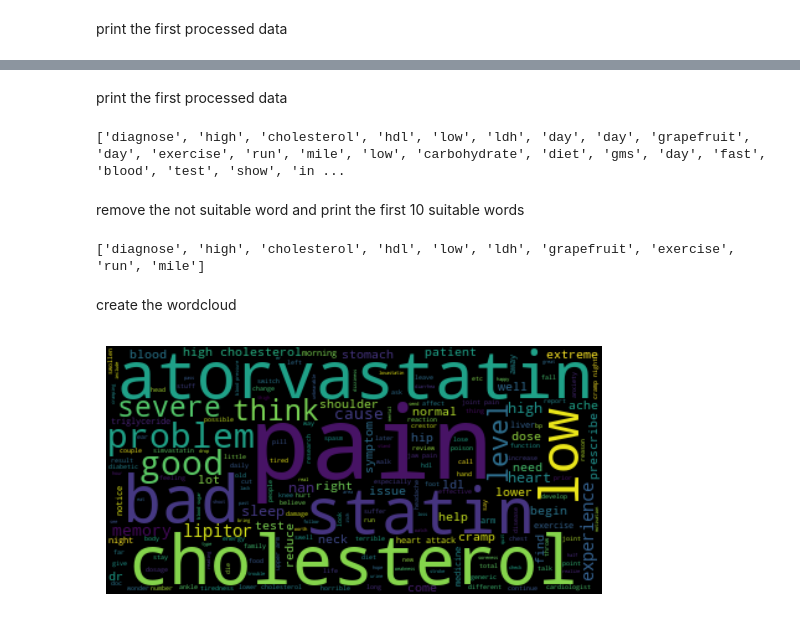
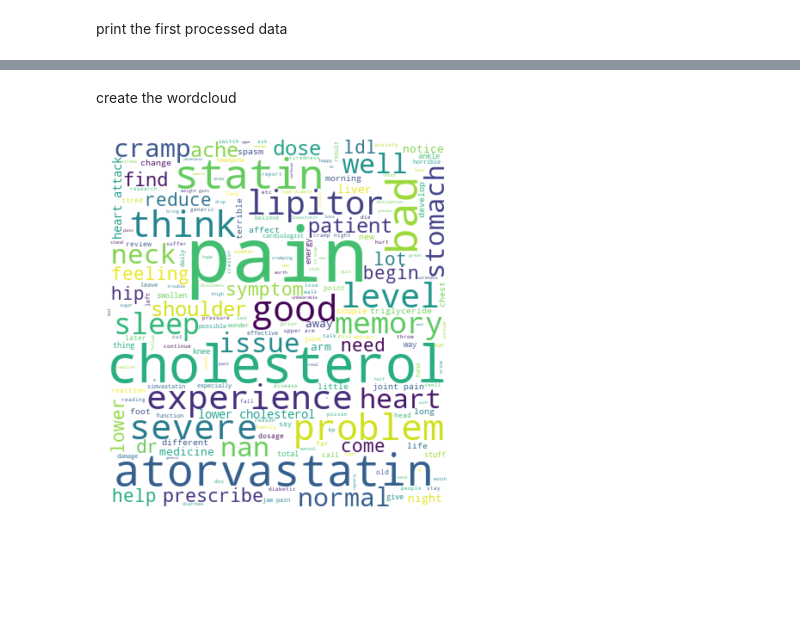
Before and after one commit to 1p9i/pv-nlp, a Jupyter notebook: research.ipynb, the cells around one changed output, grey strips where cells are left out. Cells and saved outputs as stored; diff of their text form; code cells hidden in the pictures; blank space fills up the shorter version.

```diff
--- a/research.ipynb
+++ b/research.ipynb
@@ -27,0 +31,4 @@ Extract the reviews into a list
+# %%
+# Load spaCy language model
+nlp = spacy.load('en_core_web_lg')
+doc = nlp(str(reviews))
@@ -45,18 +100,0 @@ process the review data
-# %%
-#import spacy
-import spacy
-from spacy.lang.en.stop_words import STOP_WORDS
-from collections import Counter
-
-# Load spaCy language model
-nlp = spacy.load('en_core_web_sm')
-# Preprocess the data
-processed_data = []
-# Iterate over the reviews
-# and tokenize the text to remove stopwords and punctuations
-# and lemmatize the text
-# and convert it to lowercase
-# and append it to processed_data
-for review in reviews:
-    doc = nlp(str(review))
-    processed_data.append([token.lemma_.lower() for token in doc if not token.is_stop and token.is_alpha])
@@ -63,2 +103,6 @@ for review in reviews:
+# %%
+# Load spaCy language model
+nlp = spacy.load('en_core_web_lg')
+doc = nlp(str(reviews))
 # %% [markdown]
 print the first processed data
@@ -164,48 +143,14 @@ for review in reviews:
-# %% [markdown]
-print the first processed data
-# %%
-# Preprocess the data
-processed_data = []
-# Iterate over the reviews
-# and tokenize the text to remove stopwords and punctuations
-# and lemmatize the text
-# and convert it to lowercase
-# and append it to processed_data
-for review in reviews:
-    doc = nlp(str(review))
-    processed_data.append([token.lemma_.lower() for token in doc if not token.is_stop and token.is_alpha])
-
-# Print the first processed review
-print(processed_data[0])
-# %% [output]
-['diagnose', 'high', 'cholesterol', 'hdl', 'low', 'ldh', 'day', 'day', 'grapefruit', 'day', 'exercise', 'run', 'mile', 'low', 'carbohydrate', 'diet', 'gms', 'day', 'fast', 'blood', 'test', 'show', 'in ...
-# %% [markdown]
-remove the not suitable word and print the first 10 suitable words
-# %%
- #Flatten the processed data
-flattened_data = [word for review in processed_data for word in review]
-
-not_suitable_words = ['read','drug', 'day','mg','year','month','effect','stop','doctor','feel','muscle', 'leg', 'medication', 'start', 'week', 'take', 'go', 'med', 'have', 'like', 'work', 'time', 'tell', 'know', 'ago', 'want', 'try']
-
-# Remove the not suitable words
-flattened_data = [word for word in flattened_data if word not in not_suitable_words]
-
-# Print the first 10 words
-print(flattened_data[:10])
-
-# Perform bag-of-words analysis
-word_freq = Counter(flattened_data)
-# %% [output]
-['diagnose', 'high', 'cholesterol', 'hdl', 'low', 'ldh', 'grapefruit', 'exercise', 'run', 'mile']
 # %% [markdown]
 create the wordcloud
 # %%
+wordcloud = WordCloud(background_color='white')
+
 # Create and generate a word cloud image:
-wordcloud = WordCloud().generate(' '.join(flattened_data))
+wordcloud = WordCloud(width=400, height=430, background_color='white').generate(' '.join(flattened_data))
 
 # Display the generated image:
 plt.imshow(wordcloud, interpolation='bilinear')
 plt.axis("off")
 plt.show()
 # %% [output]
-[figure, old version]
+[figure, new version]
```
Also changed, not shown: parts of 35 cells of this notebook.
